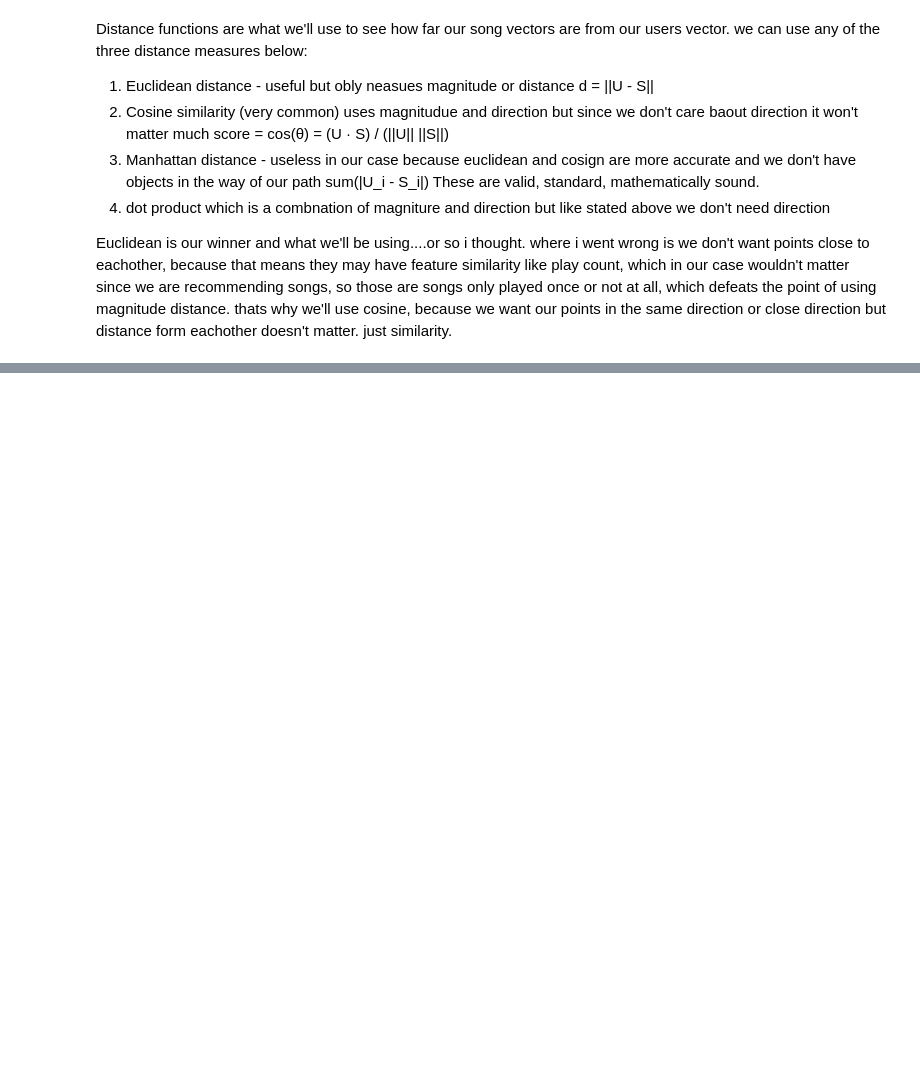
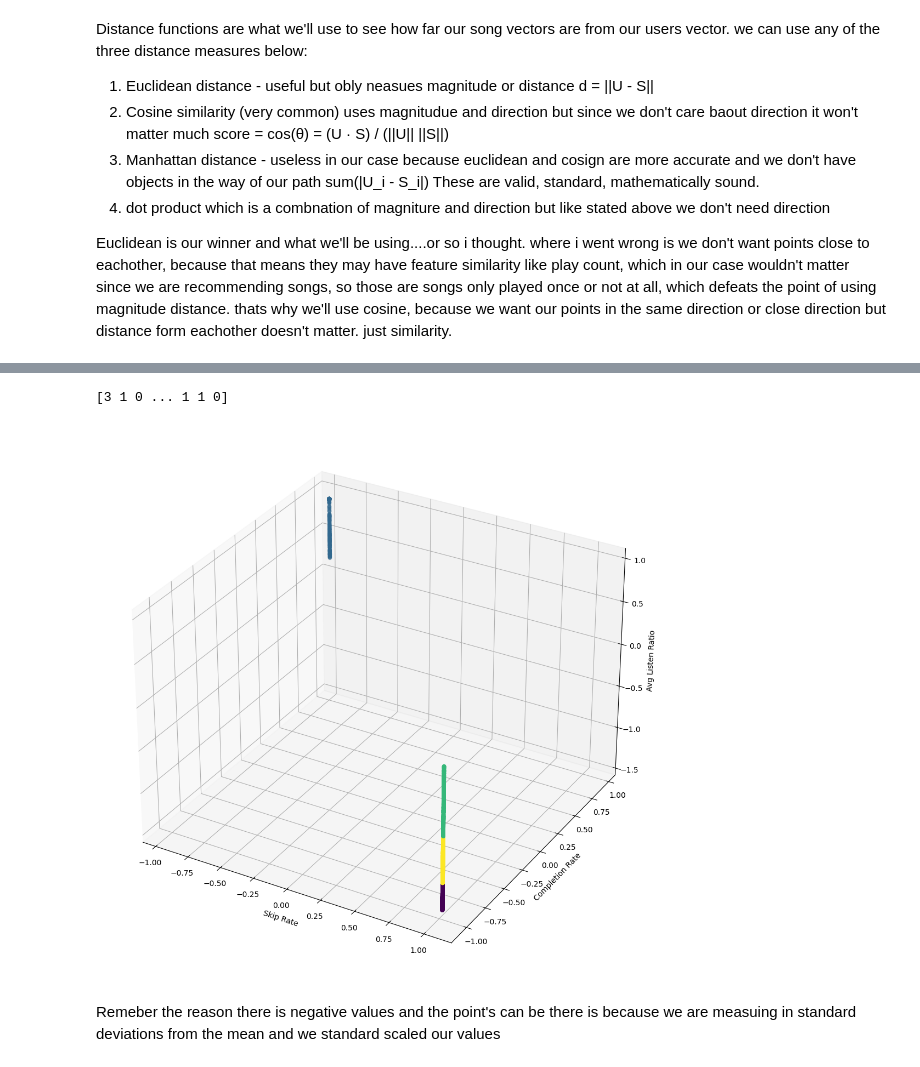
Before and after one commit to c-wilson04/AppleDataScience, a Jupyter notebook: clean.ipynb, the cells around one changed output, grey strips where cells are left out. Saved outputs shown, nothing was run; the diff lists cells and outputs as text; code cells hidden in the pictures; blank space fills up the shorter version.

Commit message:
Optimized the for loop for data filtering and calculations at the top to reduce compute timing using aggregates and groupby and completed visualization of scaled vectors in 3D

```diff
--- a/clean.ipynb
+++ b/clean.ipynb
@@ -230,15 +265,37 @@ for i in range(5):
 # %%
-# #create clusters and evaluate using different clustering algorithims to find behaviors that influence// unsupervised
-# from sklearn import cluster,neighbors,naive_bayes
-# import sklearn
+#create clusters and evaluate using different clustering algorithims to find behaviors that influence// unsupervised
+from sklearn import cluster,neighbors,naive_bayes
+from sklearn.decomposition import PCA
 
 # #KNN
 # neighbors.KNeighborsClassifier
 # neighbors.KNeighborsRegressor
 
-# #Kmeans
-# cluster.k_means()
+#Kmeans
+kmeans = cluster.KMeans(n_clusters=4, random_state=42)
+clusters = kmeans.fit_predict(song_matrix_scaled)
+#visualize
+import matplotlib.pyplot as plt
+from mpl_toolkits.mplot3d import Axes3D
+
+fig = plt.figure(figsize=(13,13))
+ax = fig.add_subplot(111, projection='3d')
+
+ax.scatter(song_matrix_scaled[:,0],  # skip_rate
+           song_matrix_scaled[:,1],  # completion_rate
+           song_matrix_scaled[:,2],  # avg_listen_ratio
+           c=clusters, cmap='viridis')
+
+ax.set_xlabel('Skip Rate')
+ax.set_ylabel('Completion Rate')
+ax.set_zlabel('Avg Listen Ratio')
+plt.show()
 # #DBSCAN
 # cluster.dbscan()
 # #Agglomerative Clustering
 # cluster.AgglomerativeClustering
+# %% [output]
+[3 1 0 ... 1 1 0]
+[figure, added]
+# %% [markdown]
+Remeber the reason there is negative values and the point's can be there is because we are measuing in standard deviations from the mean and we standard scaled our values
```
Also changed, not shown: parts of 5 cells of this notebook.
